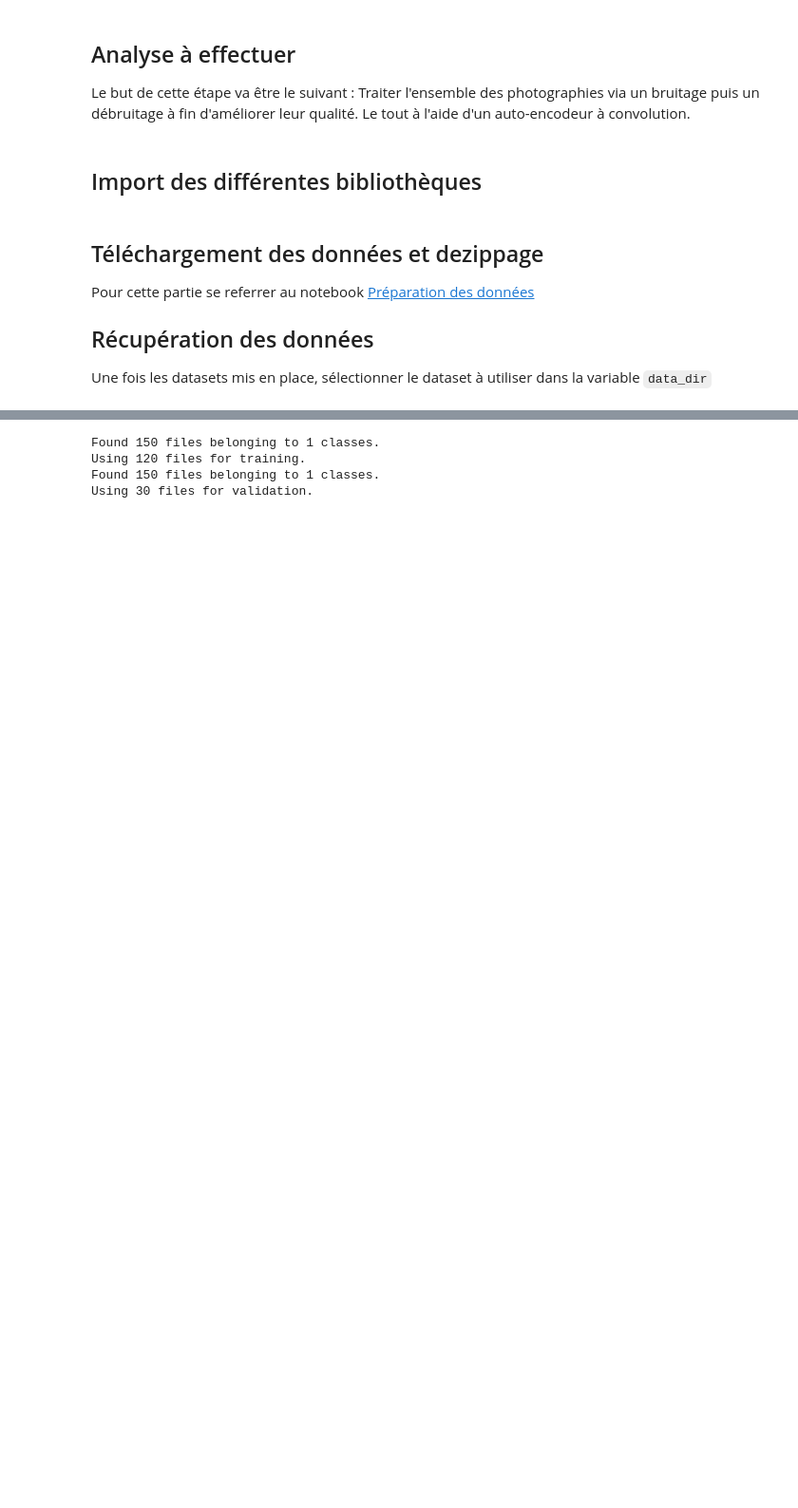
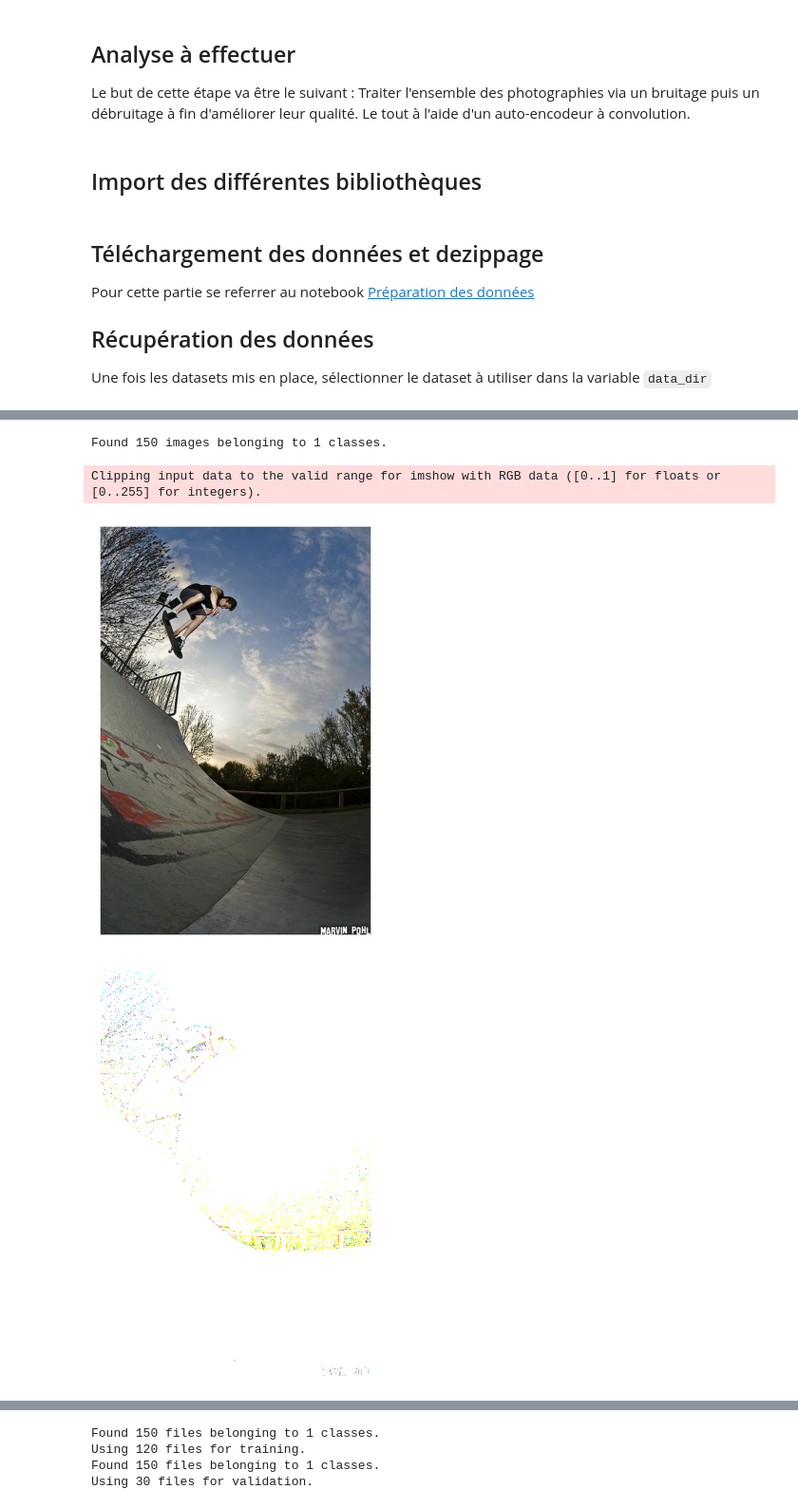
Before and after one commit to Variares1/Projet_DataScience_A5, a Jupyter notebook: final/Livrable 2.ipynb, the cells around one changed output, grey strips where cells are left out. Shown at 95% size. Cells and saved outputs as stored; diff of their text form; code cells hidden in the pictures; blank space fills up the shorter version.

```diff
--- a/final/Livrable 2.ipynb
+++ b/final/Livrable 2.ipynb
@@ -55,0 +67,53 @@ batch_s = 32
+# %%
+def add_noise(img):
+    noise_factor = 0.9
+    noise = noise_factor * np.random.normal(loc=0.0, scale=1.0, size=img.shape)
+    img = img + noise
+    np.clip(img, 0., 1.)
+    return img
+
+from keras.preprocessing.image import ImageDataGenerator
+train_datagen = ImageDataGenerator(
+        rescale=1./255,
+        shear_range=0,
+        zoom_range=0,
+        horizontal_flip=True,
+        preprocessing_function=add_noise,
+        )
+
+train_generator = train_datagen.flow_from_directory(
+        clean_dataset,
+        target_size=(150, 150),
+        batch_size=32,
+        class_mode=None,
+        )
+
+#validation_generator = test_datagen.flow_from_directory(
+#        'clean_dataset',
+#        target_size=(150, 150),
+#        batch_size=32,
+#        class_mode='binary')
+# %% [output]
+Found 150 images belonging to 1 classes.
+# %%
+from keras.preprocessing import image
+def display_image(img):
+    plt.figure(figsize=(8, 8))
+    plt.imshow(img)
+    plt.axis("off")
+
+def noisy(img):
+    noise_factor = 0.5
+    noise = noise_factor * np.random.normal(loc=0.0, scale=1.0, size=img.shape)
+    img = img + noise
+    np.clip(img, 0., 1.)
+    return img
+
+img = image.load_img('../DatasetL2/Project_Dataset_Unzip/Dataset/noisy_139.jpg')  # this is a PIL image
+display_image(img)
+img = noisy(image.img_to_array(img))
+display_image(img)
+# %% [output]
+Clipping input data to the valid range for imshow with RGB data ([0..1] for floats or [0..255] for integers).
+[figure, added]
+[figure, added]
```
Also changed, not shown: parts of 12 cells of this notebook.
